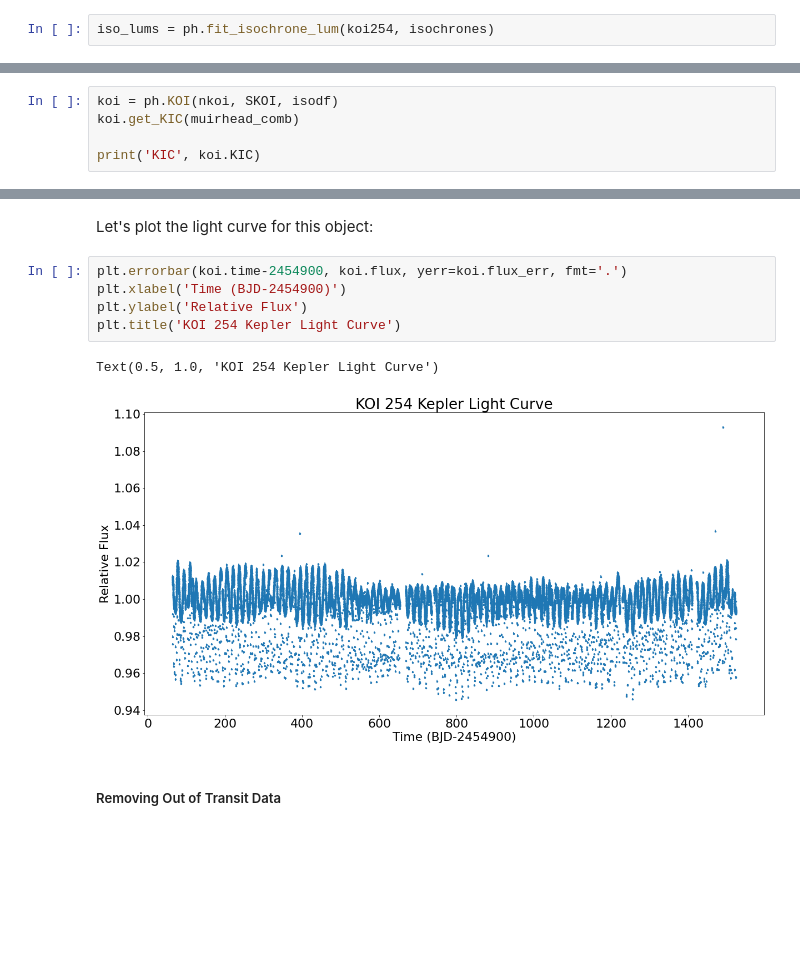
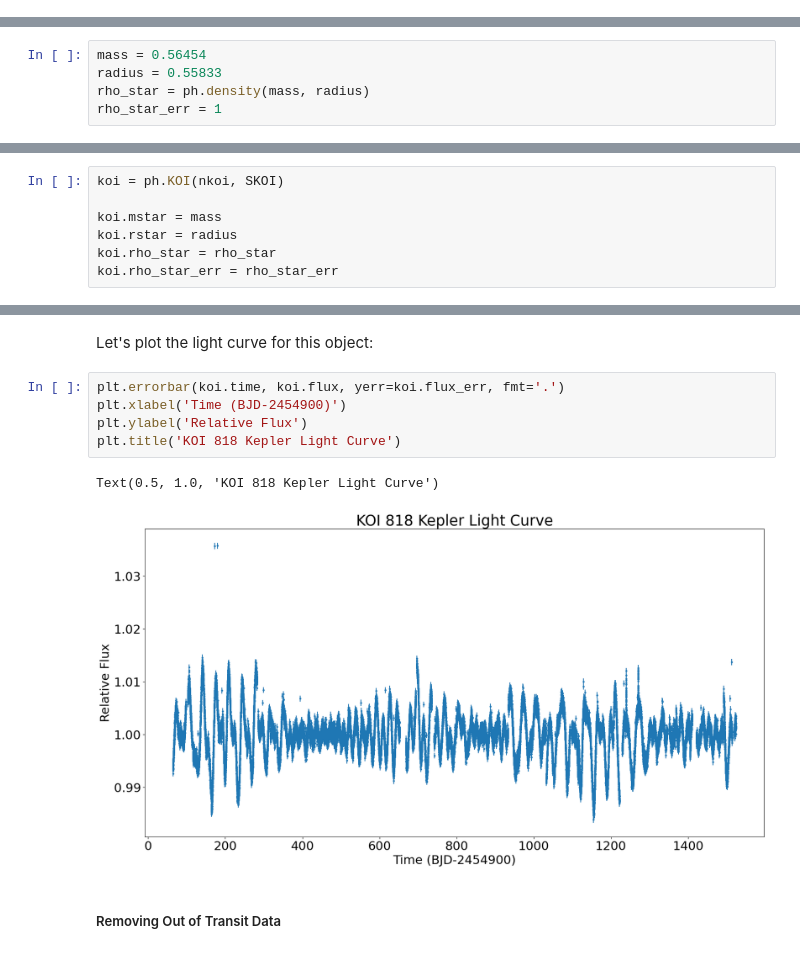
Before and after one commit to ssagear/photoeccentric, a Jupyter notebook: docs/source/tutorials/tutorial02/photoeccentric_lightcurvefitting.ipynb, the cells around one changed output, grey strips where cells are left out. Cells and saved outputs as stored; diff of their text form; blank space fills up the shorter version.

```diff
--- a/docs/source/tutorials/tutorial02/photoeccentric_lightcurvefitting.ipynb
+++ b/docs/source/tutorials/tutorial02/photoeccentric_lightcurvefitting.ipynb
@@ -101,2 +45,0 @@ koi254 = muirhead_comb.loc[muirhead_comb['KOI'] == '251']
-# %%
-iso_lums = ph.fit_isochrone_lum(koi254, isochrones)
@@ -109,0 +48,5 @@ isodf = pd.read_csv("iso_lums_" + str(nkoi) + ".csv")
+# %%
+mass = 0.56454
+radius = 0.55833
+rho_star = ph.density(mass, radius)
+rho_star_err = 1
@@ -109,0 +63,7 @@ isodf = pd.read_csv("iso_lums_" + str(nkoi) + ".csv")
+# %%
+koi = ph.KOI(nkoi, SKOI)
+
+koi.mstar = mass
+koi.rstar = radius
+koi.rho_star = rho_star
+koi.rho_star_err = rho_star_err
@@ -130,5 +116,0 @@ Define a KOI object.
-# %%
-koi = ph.KOI(nkoi, SKOI, isodf)
-koi.get_KIC(muirhead_comb)
-
-print('KIC', koi.KIC)
@@ -176,13 +143,13 @@ koi.get_midpoints()
 # %% [markdown]
 Let's plot the light curve for this object:
 # %%
-plt.errorbar(koi.time-2454900, koi.flux, yerr=koi.flux_err, fmt='.')
+plt.errorbar(koi.time, koi.flux, yerr=koi.flux_err, fmt='.')
 plt.xlabel('Time (BJD-2454900)')
 plt.ylabel('Relative Flux')
-plt.title('KOI 254 Kepler Light Curve')
+plt.title('KOI 818 Kepler Light Curve')
 # %% [output]
-Text(0.5, 1.0, 'KOI 254 Kepler Light Curve')
+Text(0.5, 1.0, 'KOI 818 Kepler Light Curve')
-[figure, old version]
+[figure, new version]
 # %% [markdown]
 ##### Removing Out of Transit Data
 # %% [markdown]
```
Also changed, not shown: parts of 65 cells of this notebook, 15 other files.
